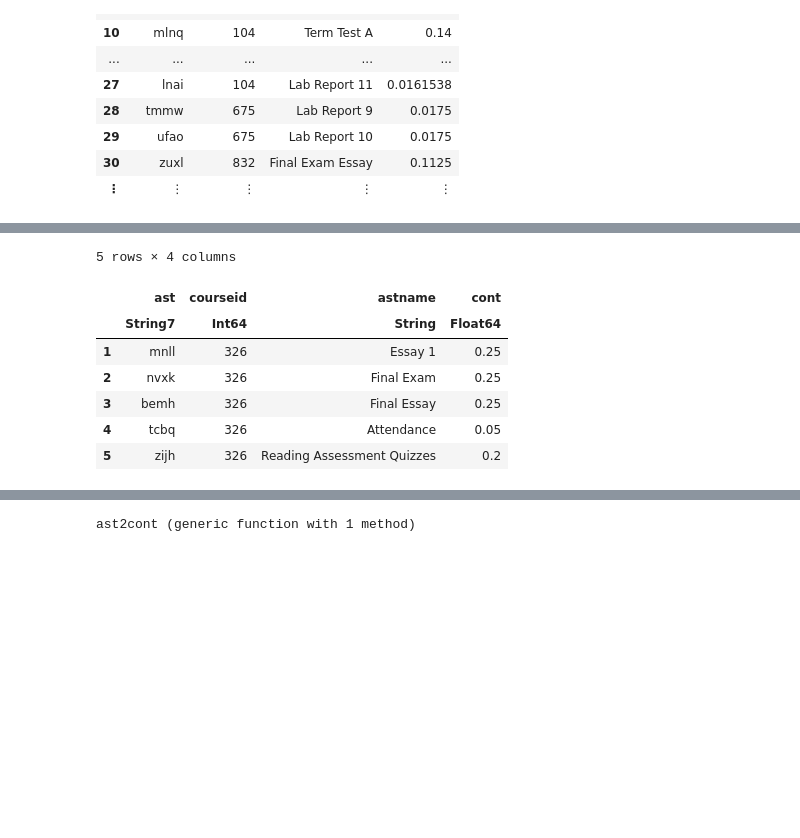
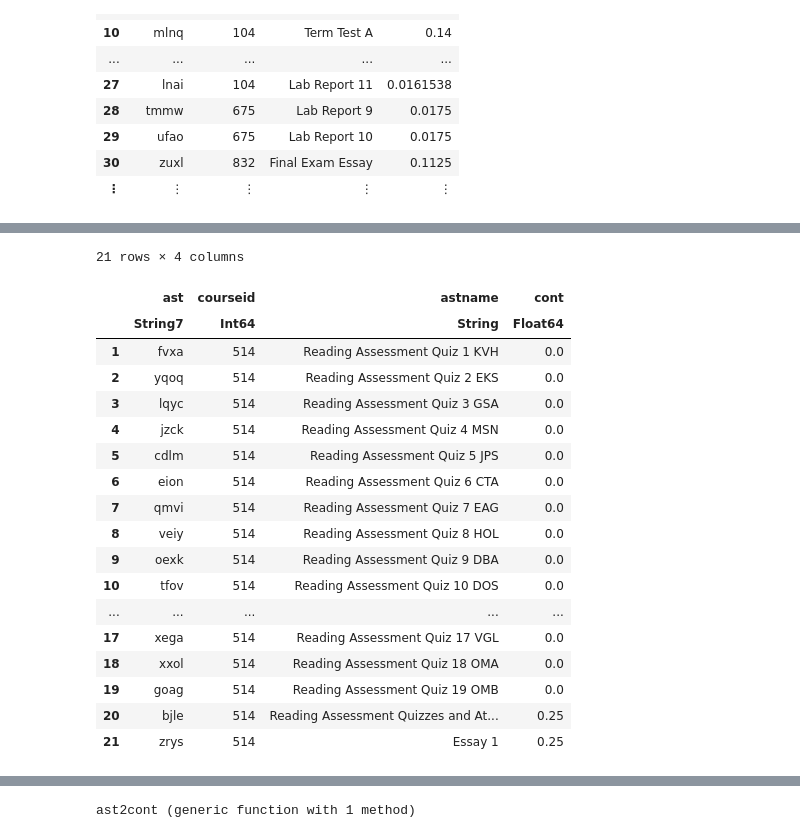
Before and after one commit to evaristegalois/binder-4233, a Jupyter notebook: julia/dw-8838.ipynb, the cells around one changed output, grey strips where cells are left out. Drawn from its saved outputs; the diff is of its cells as text; code cells hidden in the pictures; blank space fills up the shorter version.

```diff
--- a/julia/dw-8838.ipynb
+++ b/julia/dw-8838.ipynb
@@ -45,16 +69,27 @@ m1=DataFrame(CSV.File("./csv/marks.csv"))
 | 30 | dqfe | 222278 | 86.67 |
 | ⋮ | ⋮ | ⋮ | ⋮ |
 # %%
-a2=a1[a1.courseid .== 326,:] # filter for course id 326
+a2=a1[a1.courseid .== 514,:] # filter for course id 326
 # %% [output]
-5 rows × 4 columns
+21 rows × 4 columns
 |  | ast | courseid | astname | cont |
 |  | String7 | Int64 | String | Float64 |
-| 1 | mnll | 326 | Essay 1 | 0.25 |
-| 2 | nvxk | 326 | Final Exam | 0.25 |
-| 3 | bemh | 326 | Final Essay | 0.25 |
-| 4 | tcbq | 326 | Attendance | 0.05 |
-| 5 | zijh | 326 | Reading Assessment Quizzes | 0.2 |
+| 1 | fvxa | 514 | Reading Assessment Quiz 1 KVH | 0.0 |
+| 2 | yqoq | 514 | Reading Assessment Quiz 2 EKS | 0.0 |
+| 3 | lqyc | 514 | Reading Assessment Quiz 3 GSA | 0.0 |
+| 4 | jzck | 514 | Reading Assessment Quiz 4 MSN | 0.0 |
+| 5 | cdlm | 514 | Reading Assessment Quiz 5 JPS | 0.0 |
+| 6 | eion | 514 | Reading Assessment Quiz 6 CTA | 0.0 |
+| 7 | qmvi | 514 | Reading Assessment Quiz 7 EAG | 0.0 |
+| 8 | veiy | 514 | Reading Assessment Quiz 8 HOL | 0.0 |
+| 9 | oexk | 514 | Reading Assessment Quiz 9 DBA | 0.0 |
+| 10 | tfov | 514 | Reading Assessment Quiz 10 DOS | 0.0 |
+| ... | ... | ... | ... | ... |
+| 17 | xega | 514 | Reading Assessment Quiz 17 VGL | 0.0 |
+| 18 | xxol | 514 | Reading Assessment Quiz 18 OMA | 0.0 |
+| 19 | goag | 514 | Reading Assessment Quiz 19 OMB | 0.0 |
+| 20 | bjle | 514 | Reading Assessment Quizzes and At... | 0.25 |
+| 21 | zrys | 514 | Essay 1 | 0.25 |
 # %%
 d1=Dict{String, Float64}() # associate ast with cont
 for i in 1:length(a2[:,:ast])
```
Also changed, not shown: parts of 10 cells of this notebook.
